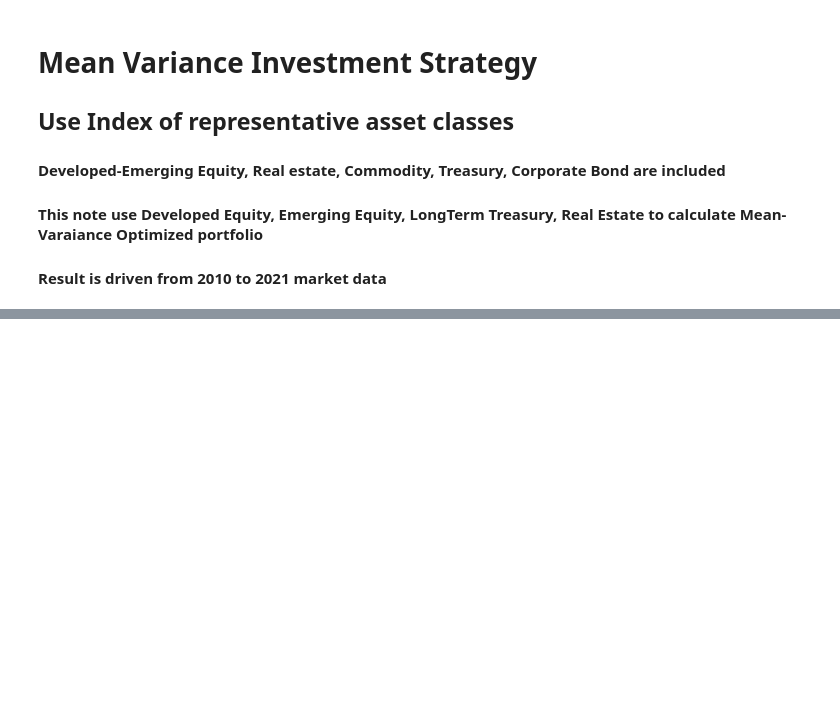
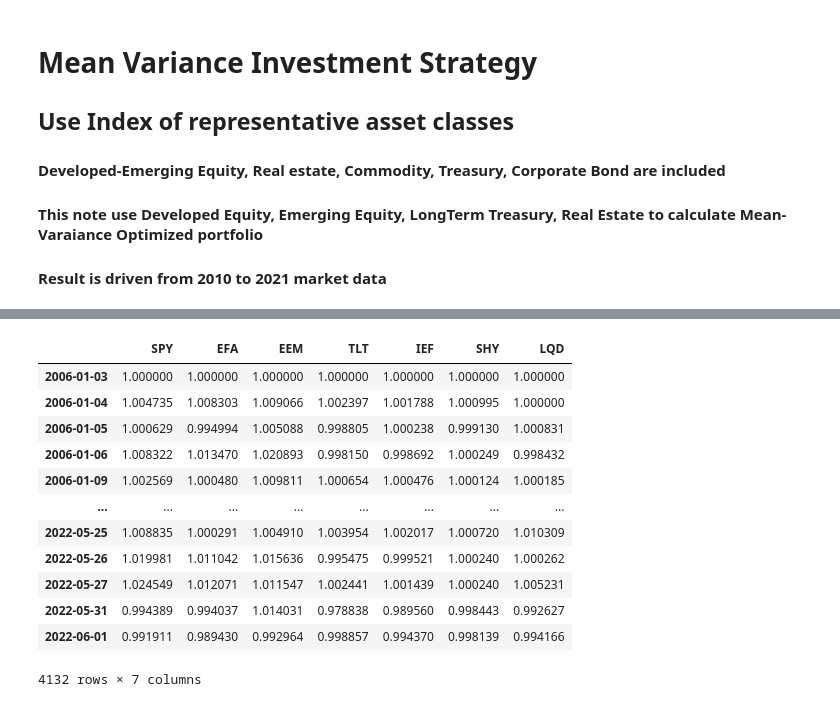
Before and after one commit to QuhiQuhihi/project_Asset_Allocation, a Jupyter notebook: 00_mean_variance.ipynb, the cells around one changed output, grey strips where cells are left out. Saved outputs shown, nothing was run; the diff lists cells and outputs as text; code cells hidden in the pictures; blank space fills up the shorter version.

```diff
--- a/00_mean_variance.ipynb
+++ b/00_mean_variance.ipynb
@@ -307,3 +222,28 @@ benchmark_yield_df = benchmark_yield_df.loc['2018-01-01':'2019-12-31']
+# %%
+custom_universe = ['SPY','EFA','EEM','TLT','IEF','SHY','LQD']
+df = pd.DataFrame()
+
+for ticker in custom_universe:
+    _df = engine.cache['index'][ticker]['closeadj'].loc[start_date:end_date]
+    df =  pd.concat([df,_df],axis=1)
+
+return_df=df/df.shift(1)
+return_df=return_df.fillna(1)
+return_df
+# %% [output]
+|  | SPY | EFA | EEM | TLT | IEF | SHY | LQD |
+| 2006-01-03 | 1.000000 | 1.000000 | 1.000000 | 1.000000 | 1.000000 | 1.000000 | 1.000000 |
+| 2006-01-04 | 1.004735 | 1.008303 | 1.009066 | 1.002397 | 1.001788 | 1.000995 | 1.000000 |
+| 2006-01-05 | 1.000629 | 0.994994 | 1.005088 | 0.998805 | 1.000238 | 0.999130 | 1.000831 |
+| 2006-01-06 | 1.008322 | 1.013470 | 1.020893 | 0.998150 | 0.998692 | 1.000249 | 0.998432 |
+| 2006-01-09 | 1.002569 | 1.000480 | 1.009811 | 1.000654 | 1.000476 | 1.000124 | 1.000185 |
+| ... | ... | ... | ... | ... | ... | ... | ... |
+| 2022-05-25 | 1.008835 | 1.000291 | 1.004910 | 1.003954 | 1.002017 | 1.000720 | 1.010309 |
+| 2022-05-26 | 1.019981 | 1.011042 | 1.015636 | 0.995475 | 0.999521 | 1.000240 | 1.000262 |
+| 2022-05-27 | 1.024549 | 1.012071 | 1.011547 | 1.002441 | 1.001439 | 1.000240 | 1.005231 |
+| 2022-05-31 | 0.994389 | 0.994037 | 1.014031 | 0.978838 | 0.989560 | 0.998443 | 0.992627 |
+| 2022-06-01 | 0.991911 | 0.989430 | 0.992964 | 0.998857 | 0.994370 | 0.998139 | 0.994166 |
+4132 rows × 7 columns
 # %%
 num_ports = 10000
 all_weights = np.zeros((num_ports, len(return_df.columns)))
```
Also changed, not shown: parts of 40 cells of this notebook.
